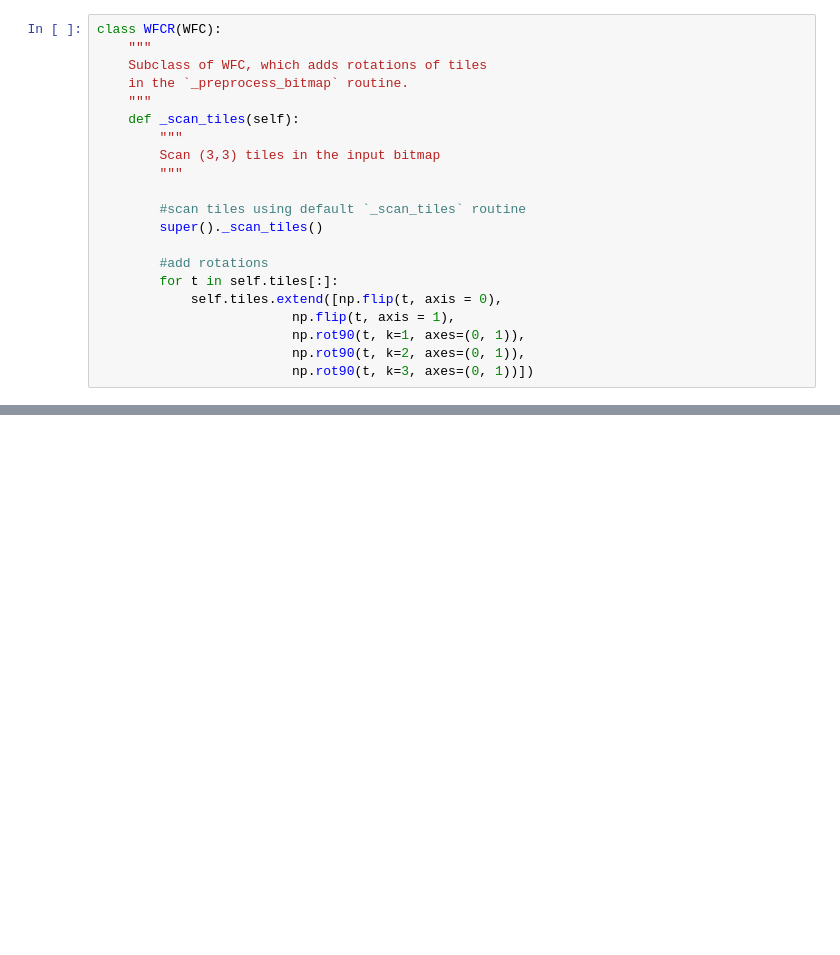
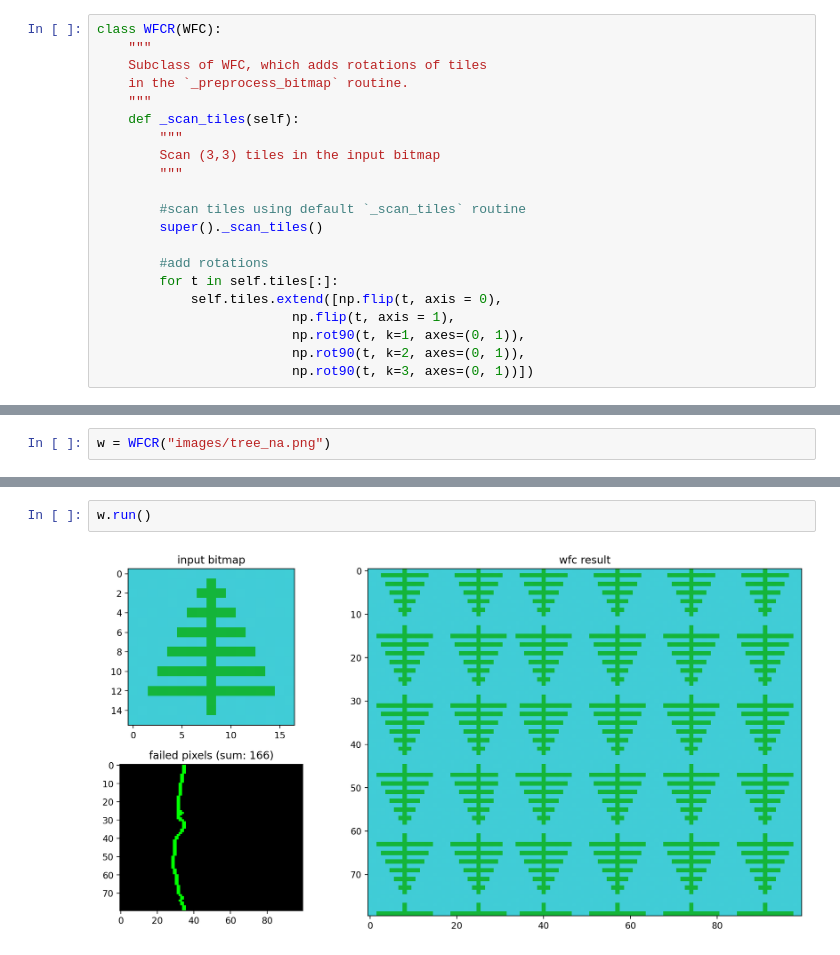
Before and after one commit to adamgnuj/WaveFunctionCollapse_MAF2, a Jupyter notebook: MAF2wfc.ipynb, the cells around one changed output, grey strips where cells are left out. Drawn from its saved outputs; the diff is of its cells as text; blank space fills up the shorter version.

```diff
--- a/MAF2wfc.ipynb
+++ b/MAF2wfc.ipynb
@@ -365,0 +409,2 @@ w.show_gif()
+# %%
+w = WFCR("images/tree_na.png")
@@ -365,0 +415,4 @@ w.show_gif()
+# %%
+w.run()
+# %% [output]
+[figure, added]
```
Also changed, not shown: parts of 37 cells of this notebook, 18 other files.
